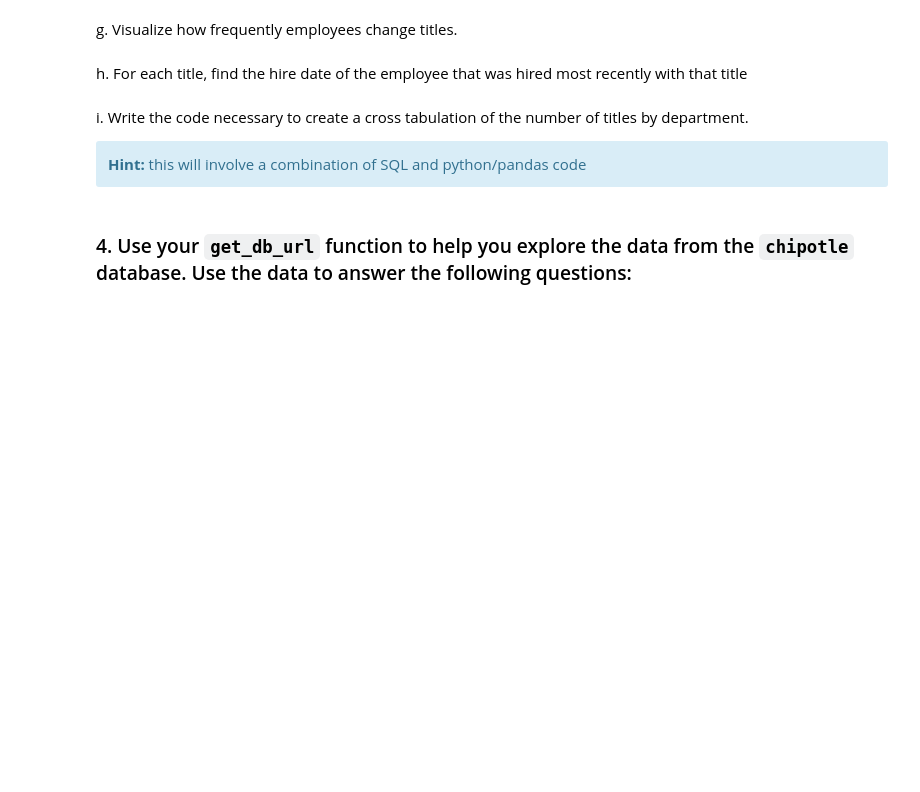
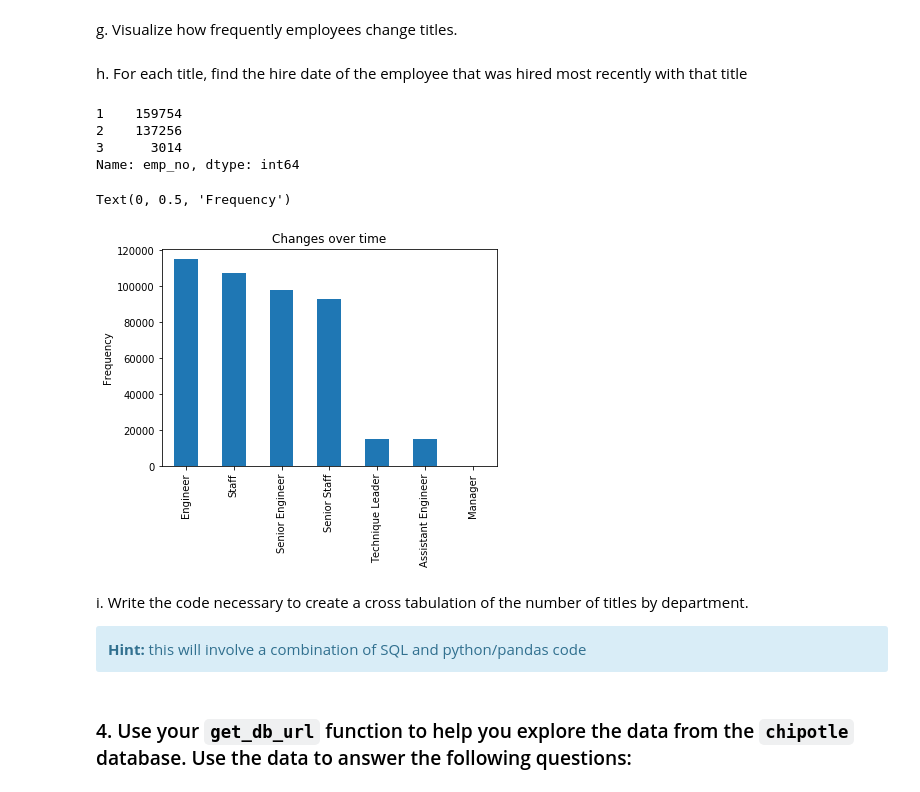
Before and after one commit to RaulCPena/python-exercises, a Jupyter notebook: 4.8.4.4_advanced_dataframes.ipynb, the cells around one changed output. Drawn from its saved outputs; the diff is of its cells as text; code cells hidden in the pictures; blank space fills up the shorter version.

```diff
--- a/4.8.4.4_advanced_dataframes.ipynb
+++ b/4.8.4.4_advanced_dataframes.ipynb
@@ -182,6 +270,20 @@ f. Join the `employees` and `titles` dataframes together
 g. Visualize how frequently employees change titles.
 # %% [markdown]
 h. For each title, find the hire date of the employee that was hired most recently with that title
+# %%
+titles.emp_no.value_counts().value_counts()
+# %% [output]
+1    159754
+2    137256
+3      3014
+Name: emp_no, dtype: int64
+# %%
+titles.title.value_counts().plot.bar()
+plt.title('Changes over time')
+plt.ylabel('Frequency')
+# %% [output]
+Text(0, 0.5, 'Frequency')
+[figure, added]
 # %% [markdown]
 i. Write the code necessary to create a cross tabulation of the number of titles by department.
 
```
Also changed, not shown: parts of 14 cells of this notebook, 1 other file.
